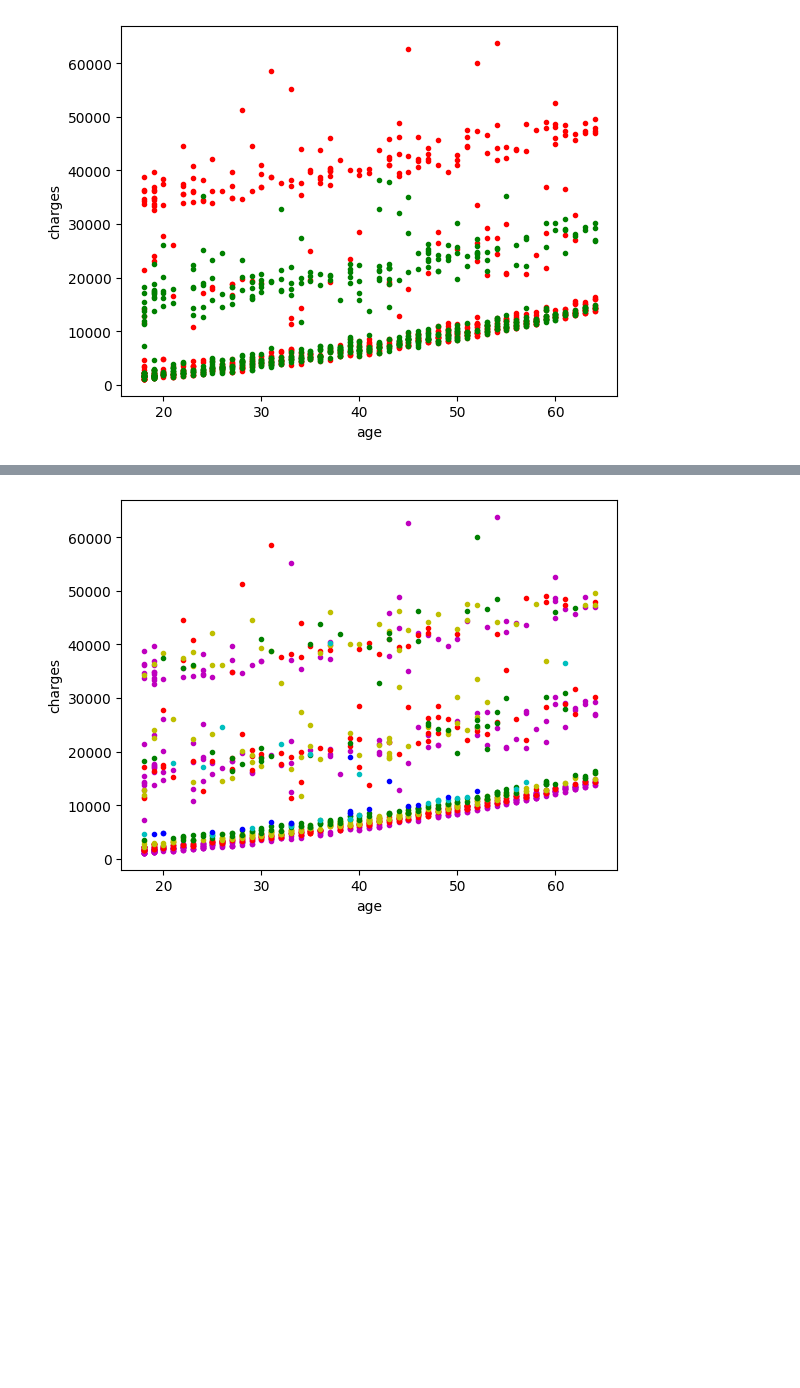
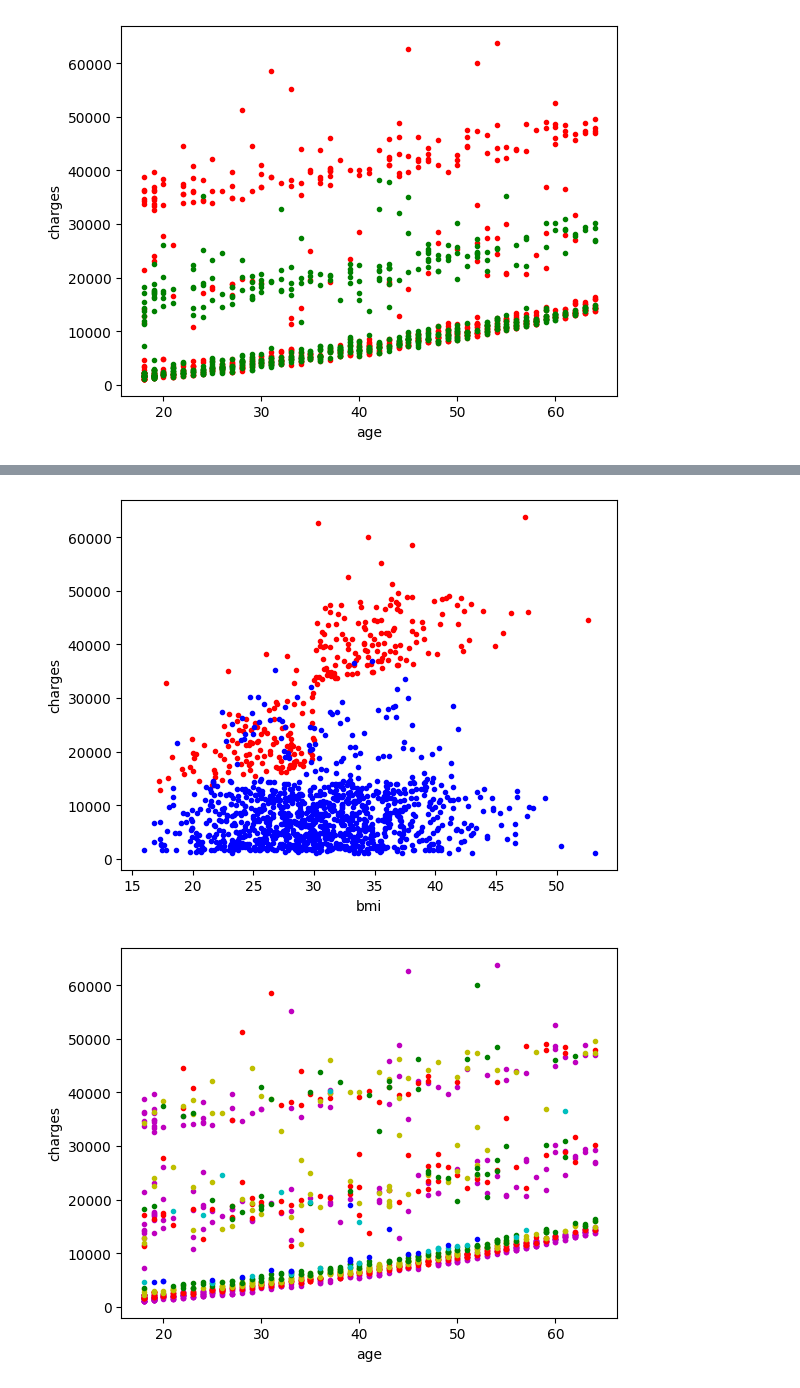
Before and after one commit to NicoCasso/Assur_aimant, a Jupyter notebook: nettoyage_analyse.ipynb, the cells around one changed output, grey strips where cells are left out. Saved outputs shown, nothing was run; the diff lists cells and outputs as text; code cells hidden in the pictures; blank space fills up the shorter version.

```diff
--- a/nettoyage_analyse.ipynb
+++ b/nettoyage_analyse.ipynb
@@ -148,3 +159,18 @@ plt.show()
+# %%
+
+df_smoker = dataframe2[dataframe2["is_smoker"]==1]
+df_no_smoker = dataframe2[dataframe2["is_smoker"]==0]
+
+data_S = np.array(df_smoker)
+data_N = np.array(df_no_smoker)
+
+plt.xlabel("bmi")
+plt.ylabel("charges")
+plt.plot(data_S[:, 1], data_S[:, 3], "r.") # charges = f ( bmi )
+plt.plot(data_N[:, 1], data_N[:,3], "b.") # charges = f ( bmi )
+plt.show()
+# %% [output]
+[figure, added]
 # %%
 
 df_zero = dataframe2[dataframe2["children"] == 0]
```
Also changed, not shown: parts of 1 cell of this notebook, 3 other files.
